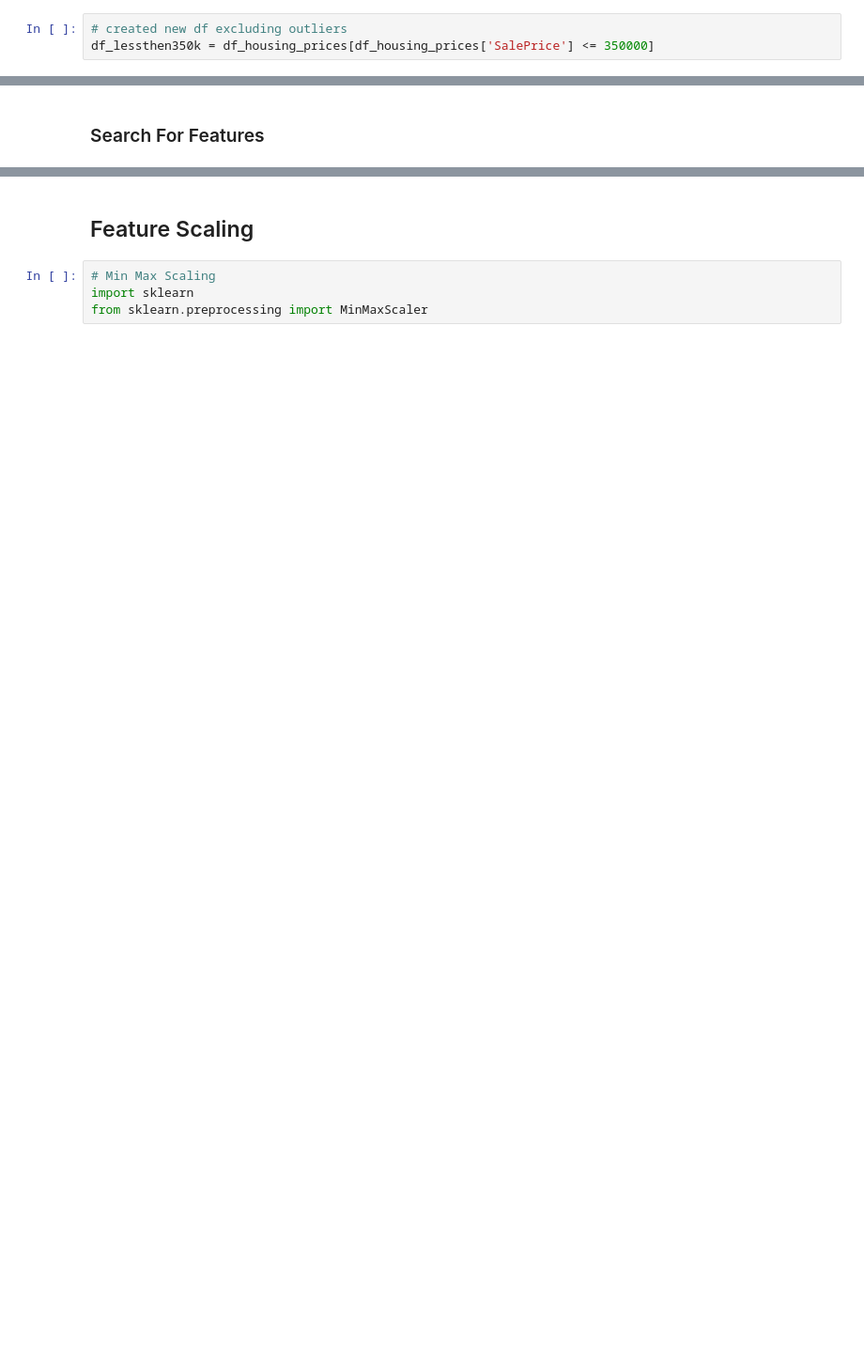
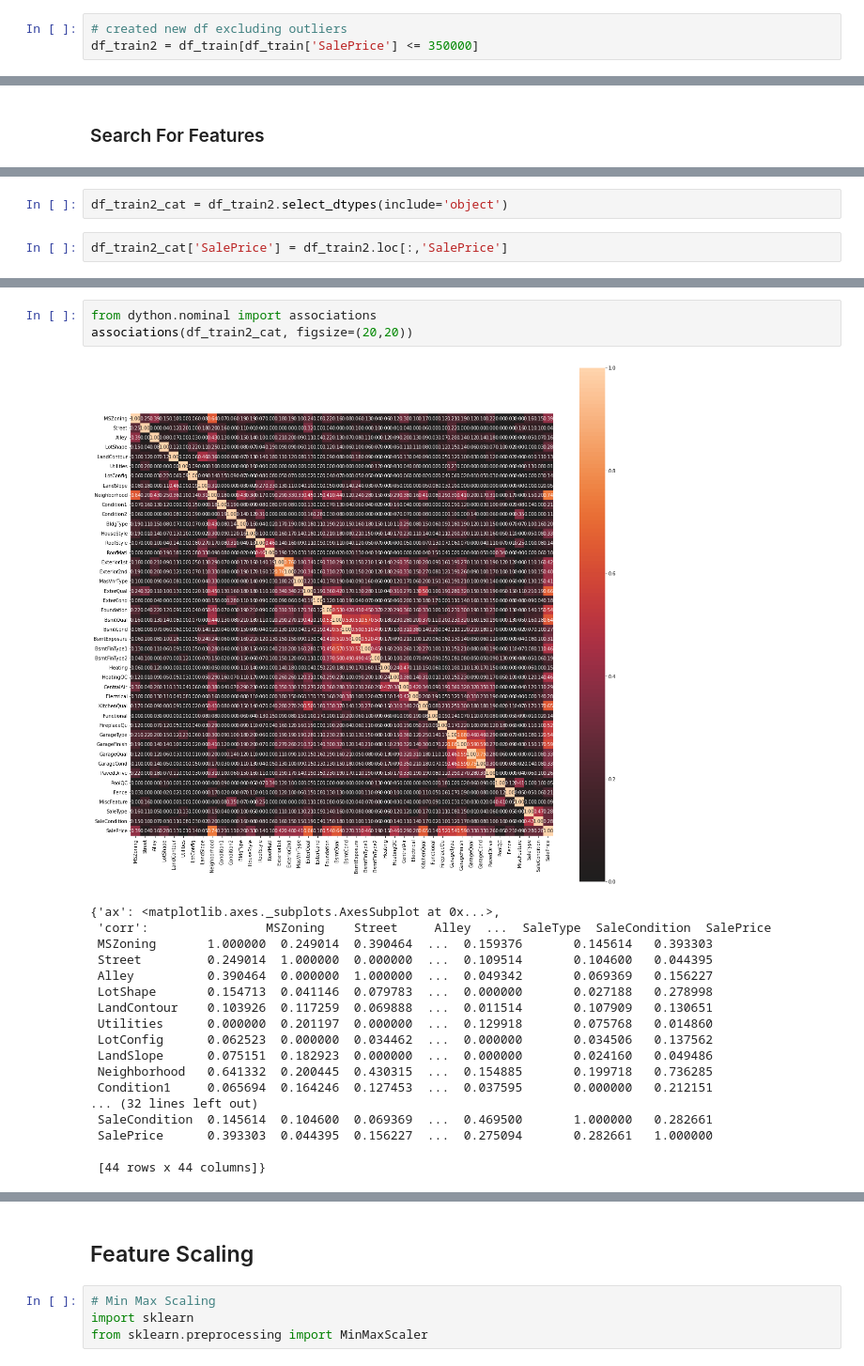
Before and after one commit to erinmcmahon26/Housing-Prices-Regression, a Jupyter notebook: Housing_Prices_Regression.ipynb, the cells around one changed output, grey strips where cells are left out. Shown: that part at 94% size. Cells and saved outputs as stored; diff of their text form; blank space fills up the shorter version.

```diff
--- a/Housing_Prices_Regression.ipynb
+++ b/Housing_Prices_Regression.ipynb
@@ -139,5 +141,5 @@ len(outliers)
 54
 # %%
 # created new df excluding outliers
-df_lessthen350k = df_housing_prices[df_housing_prices['SalePrice'] <= 350000]
+df_train2 = df_train[df_train['SalePrice'] <= 350000]
 # %%
@@ -277,0 +221,4 @@ print('P-value for anova is: ', anovaresult[1])
+# %%
+df_train2_cat = df_train2.select_dtypes(include='object')
+# %%
+df_train2_cat['SalePrice'] = df_train2.loc[:,'SalePrice']
@@ -277,0 +256,22 @@ print('P-value for anova is: ', anovaresult[1])
+# %%
+from dython.nominal import associations
+associations(df_train2_cat, figsize=(20,20))
+# %% [output]
+[figure, added]
+{'ax': <matplotlib.axes._subplots.AxesSubplot at 0x...>,
+ 'corr':                MSZoning    Street     Alley  ...  SaleType  SaleCondition  SalePrice
+ MSZoning       1.000000  0.249014  0.390464  ...  0.159376       0.145614   0.393303
+ Street         0.249014  1.000000  0.000000  ...  0.109514       0.104600   0.044395
+ Alley          0.390464  0.000000  1.000000  ...  0.049342       0.069369   0.156227
+ LotShape       0.154713  0.041146  0.079783  ...  0.000000       0.027188   0.278998
+ LandContour    0.103926  0.117259  0.069888  ...  0.011514       0.107909   0.130651
+ Utilities      0.000000  0.201197  0.000000  ...  0.129918       0.075768   0.014860
+ LotConfig      0.062523  0.000000  0.034462  ...  0.000000       0.034506   0.137562
+ LandSlope      0.075151  0.182923  0.000000  ...  0.000000       0.024160   0.049486
+ Neighborhood   0.641332  0.200445  0.430315  ...  0.154885       0.199718   0.736285
+ Condition1     0.065694  0.164246  0.127453  ...  0.037595       0.000000   0.212151
+... (32 lines left out)
+ SaleCondition  0.145614  0.104600  0.069369  ...  0.469500       1.000000   0.282661
+ SalePrice      0.393303  0.044395  0.156227  ...  0.275094       0.282661   1.000000
+
+ [44 rows x 44 columns]}
```
Also changed, not shown: parts of 86 cells of this notebook.
